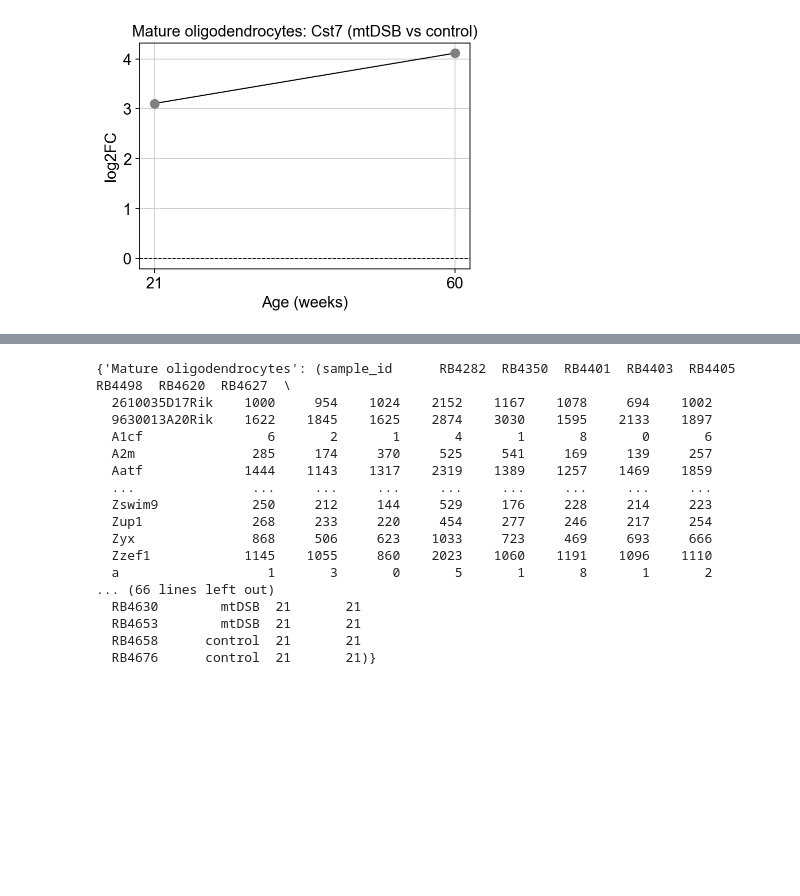
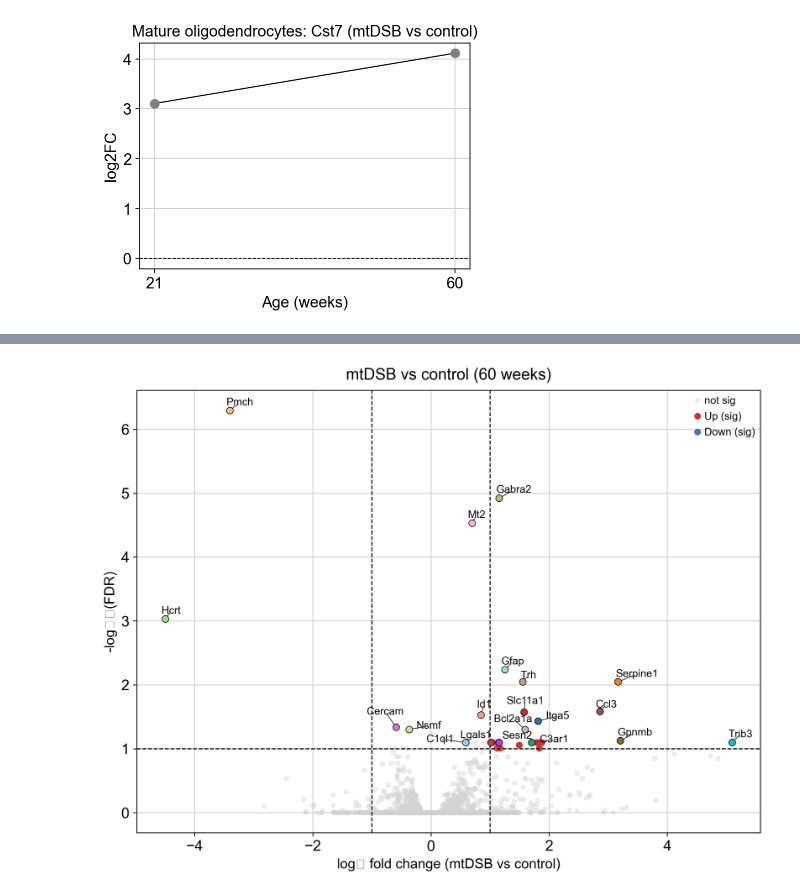
Before and after one commit to christoffermattssonlangseth/oligo-mtDSB, a Jupyter notebook: notebooks/25_agexcondition_OLs.ipynb, the cells around one changed output, grey strips where cells are left out. Drawn from its saved outputs; the diff is of its cells as text; code cells hidden in the pictures; blank space fills up the shorter version.

```diff
--- a/notebooks/25_agexcondition_OLs.ipynb
+++ b/notebooks/25_agexcondition_OLs.ipynb
@@ -709,20 +734,22 @@ plot_expression_by_condition(pb, "Mature oligodendrocytes", "Cst7")
 # %%
-pb
+import numpy as np
+import matplotlib.pyplot as plt
+
+def volcano_basic(res_df, lfc_col="log2FC_mtDSB_vs_control", padj_col="padj_mtDSB_vs_control",
+                  title="Volcano: mtDSB vs control @ 60w", lfc_thr=1.0, q=0.05):
+    df = res_df.copy().replace([np.inf, -np.inf], np.nan).dropna(subset=[lfc_col, padj_col])
+    df["neglog10q"] = -np.log10(df[padj_col].clip(lower=1e-300))
+    sig = (df[padj_col] < q) & (df[lfc_col].abs() >= lfc_thr)
+
+    plt.figure(figsize=(6,5))
+    plt.scatter(df[lfc_col], df["neglog10q"], s=10, alpha=0.5, color="lightgrey", label="not sig")
+    plt.scatter(df.loc[sig, lfc_col], df.loc[sig, "neglog10q"], s=12, color="crimson", label="FDR<0.05")
+    plt.axvline(+lfc_thr, ls="--", color="k", lw=0.8)
+    plt.axvline(-lfc_thr, ls="--", color="k", lw=0.8)
+    plt.axhline(-np.log10(q), ls="--", color="k", lw=0.8)
+    plt.xlabel("log2 fold change (mtDSB vs control)")
+    plt.ylabel("-log10(FDR)")
+    plt.title(title)
+    plt.legend(frameon=False, fontsize=8)
+    plt.tight_layout()
+    plt.show()
-# %% [output]
-{'Mature oligodendrocytes': (sample_id      RB4282  RB4350  RB4401  RB4403  RB4405  RB4498  RB4620  RB4627  \
-  2610035D17Rik    1000     954    1024    2152    1167    1078     694    1002
-  9630013A20Rik    1622    1845    1625    2874    3030    1595    2133    1897
-  A1cf                6       2       1       4       1       8       0       6
-  A2m               285     174     370     525     541     169     139     257
-  Aatf             1444    1143    1317    2319    1389    1257    1469    1859
-  ...               ...     ...     ...     ...     ...     ...     ...     ...
-  Zswim9            250     212     144     529     176     228     214     223
-  Zup1              268     233     220     454     277     246     217     254
-  Zyx               868     506     623    1033     723     469     693     666
-  Zzef1            1145    1055     860    2023    1060    1191    1096    1110
-  a                   1       3       0       5       1       8       1       2
-... (66 lines left out)
-  RB4630        mtDSB  21       21
-  RB4653        mtDSB  21       21
-  RB4658      control  21       21
-  RB4676      control  21       21)}
@@ -728,0 +843,10 @@ pb
+# %%
+volcano_clean(
+    res60,
+    title="mtDSB vs control (60 weeks)",
+    q=0.1, lfc_thr=1.0,
+    label_top_fdr=20, label_top_abs_lfc=12, max_labels=20,
+    highlight_genes=["Trib3", "Cst7", "Hspa5", "Gdf15", 'Serpina3n'],
+)
+# %% [output]
+[figure, added]
```
Also changed, not shown: parts of 14 cells of this notebook.
